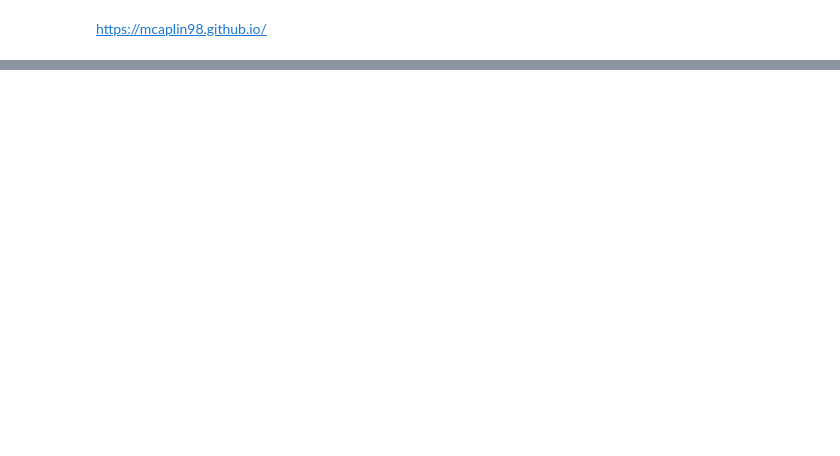
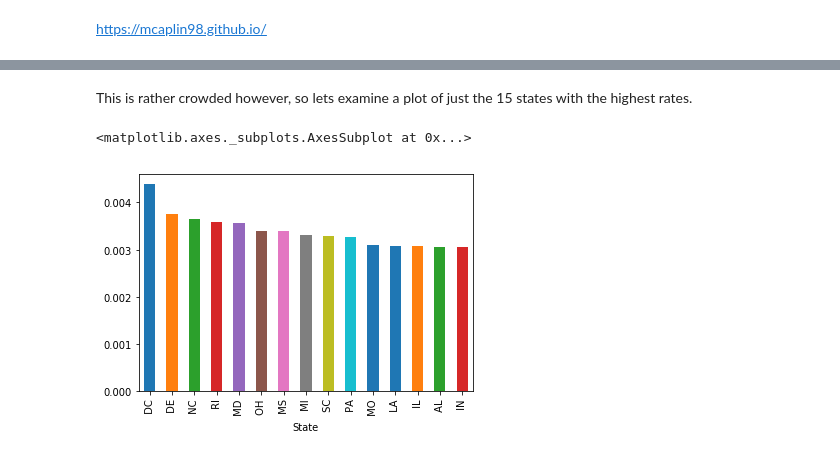
Before and after one commit to mcaplin98/mcaplin98.github.io, a Jupyter notebook: code/Tidy Data Mortality.ipynb, the cells around one changed output, grey strips where cells are left out. Cells and saved outputs as stored; diff of their text form; code cells hidden in the pictures; blank space fills up the shorter version.

```diff
--- a/code/Tidy Data Mortality.ipynb
+++ b/code/Tidy Data Mortality.ipynb
@@ -113,0 +179,8 @@ comp_mort
+# %% [markdown]
+This is rather crowded however, so lets examine a plot of just the 15 states with the highest rates.
+# %%
+states_highest_dpp = avg_by_pop.sort_values(ascending=False).index[:15]
+avg_by_pop.loc[states_highest_dpp].plot.bar()
+# %% [output]
+<matplotlib.axes._subplots.AxesSubplot at 0x...>
+[figure, added]
```
Also changed, not shown: parts of 32 cells of this notebook, 7 other files.
